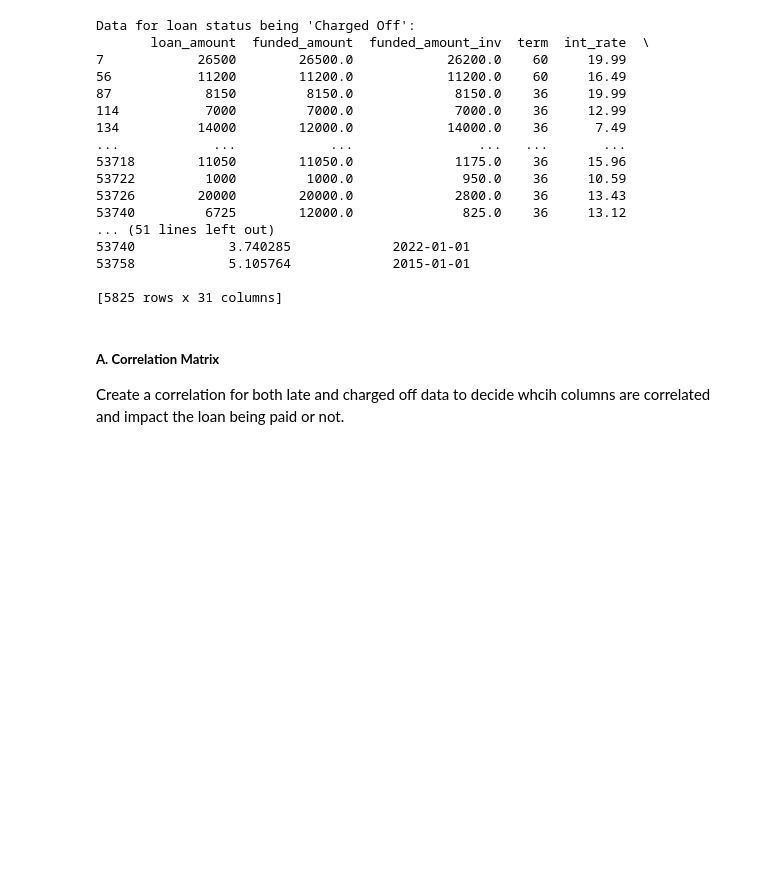
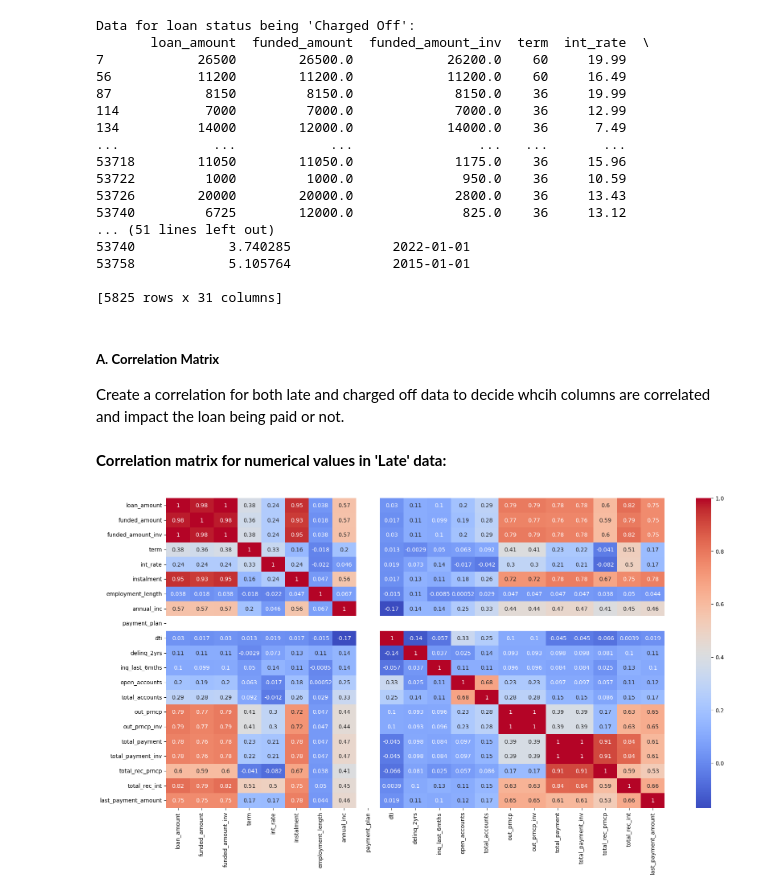
Before and after one commit to Shreeya-R/exploratory-data-analysis---customer-loans-in-finance, a Jupyter notebook: analysis_visualisation.ipynb, the cells around one changed output. Drawn from its saved outputs; the diff is of its cells as text; code cells hidden in the pictures; blank space fills up the shorter version.

```diff
--- a/analysis_visualisation.ipynb
+++ b/analysis_visualisation.ipynb
@@ -401,0 +404,8 @@ Create a correlation for both late and charged off data to decide whcih columns
+# %% [markdown]
+__Correlation matrix for numerical values in 'Late' data:__
+# %%
+fig, ax = plt.subplots(figsize=(20,10))
+sns.heatmap(late.corr(numeric_only=True), annot=True, cmap='coolwarm')
+plt.show()
+# %% [output]
+[figure, added]
```
Also changed, not shown: parts of 14 cells of this notebook.
